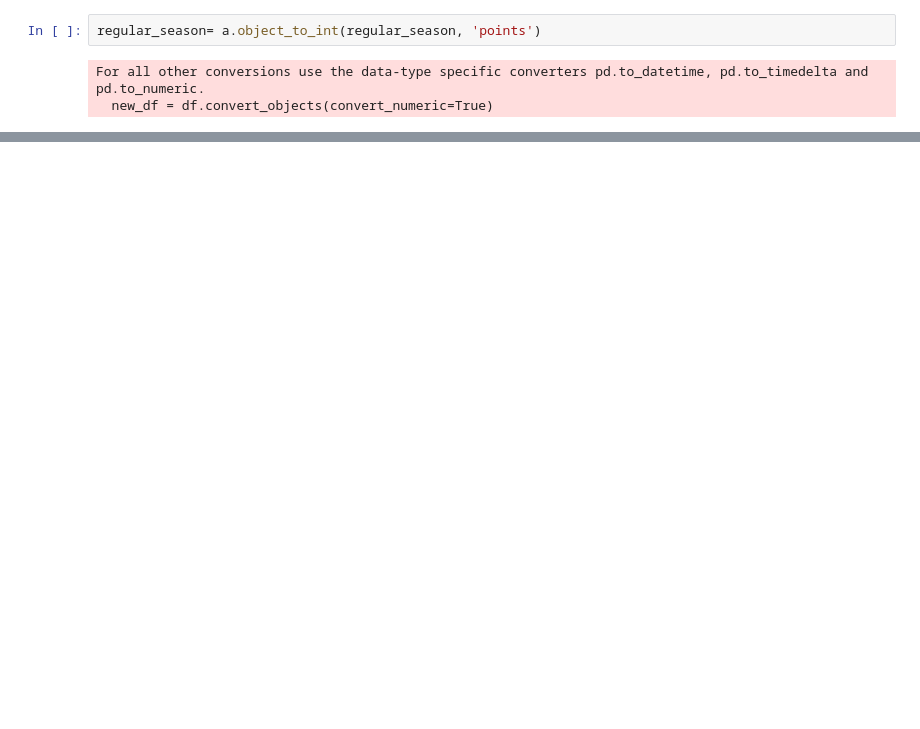
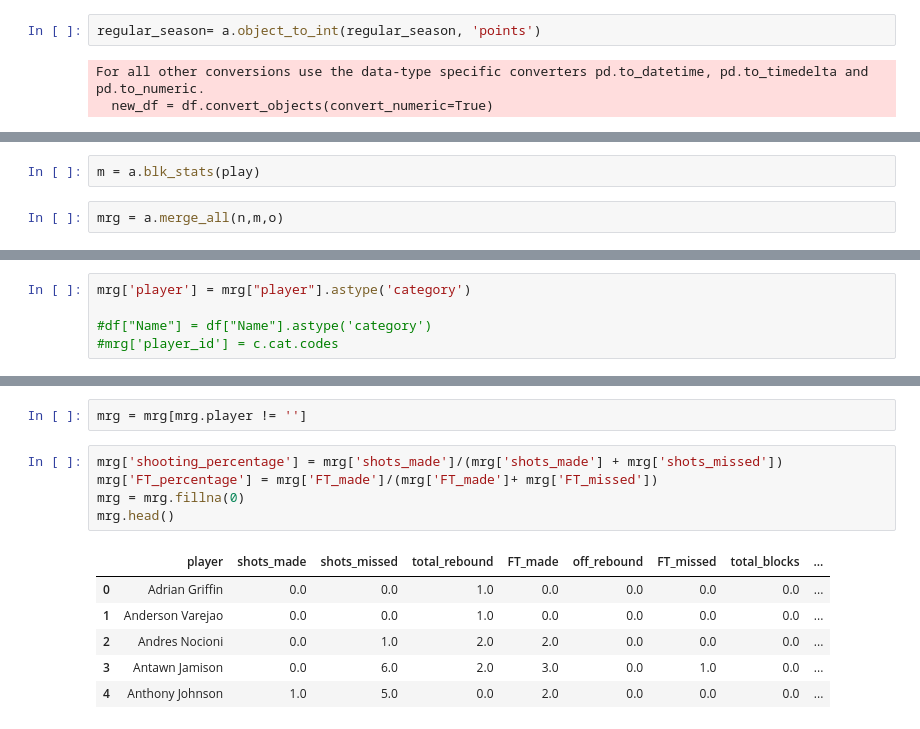
Before and after one commit to deepakchandi/clutch-baller, a Jupyter notebook: Untitled.ipynb, the cells around one changed output, grey strips where cells are left out. Drawn from its saved outputs; the diff is of its cells as text; blank space fills up the shorter version.

```diff
--- a/Untitled.ipynb
+++ b/Untitled.ipynb
@@ -119,0 +103,4 @@ h = a.merge_all(b,c,a)
+# %%
+m = a.blk_stats(play)
+# %%
+mrg = a.merge_all(n,m,o)
@@ -137,0 +152,5 @@ b.head()
+# %%
+mrg['player'] = mrg["player"].astype('category')
+
+#df["Name"] = df["Name"].astype('category')
+#mrg['player_id'] = c.cat.codes
@@ -137,0 +178,14 @@ b.head()
+# %%
+mrg = mrg[mrg.player != '']
+# %%
+mrg['shooting_percentage'] = mrg['shots_made']/(mrg['shots_made'] + mrg['shots_missed'])
+mrg['FT_percentage'] = mrg['FT_made']/(mrg['FT_made']+ mrg['FT_missed'])
+mrg = mrg.fillna(0)
+mrg.head()
+# %% [output]
+|  | player | shots_made | shots_missed | total_rebound | FT_made | off_rebound | FT_missed | total_blocks | ... |
+| 0 | Adrian Griffin | 0.0 | 0.0 | 1.0 | 0.0 | 0.0 | 0.0 | 0.0 | ... |
+| 1 | Anderson Varejao | 0.0 | 0.0 | 1.0 | 0.0 | 0.0 | 0.0 | 0.0 | ... |
+| 2 | Andres Nocioni | 0.0 | 1.0 | 2.0 | 2.0 | 0.0 | 0.0 | 0.0 | ... |
+| 3 | Antawn Jamison | 0.0 | 6.0 | 2.0 | 3.0 | 0.0 | 1.0 | 0.0 | ... |
+| 4 | Anthony Johnson | 1.0 | 5.0 | 0.0 | 2.0 | 0.0 | 0.0 | 0.0 | ... |
```
Also changed, not shown: parts of 31 cells of this notebook, 3 other files.
